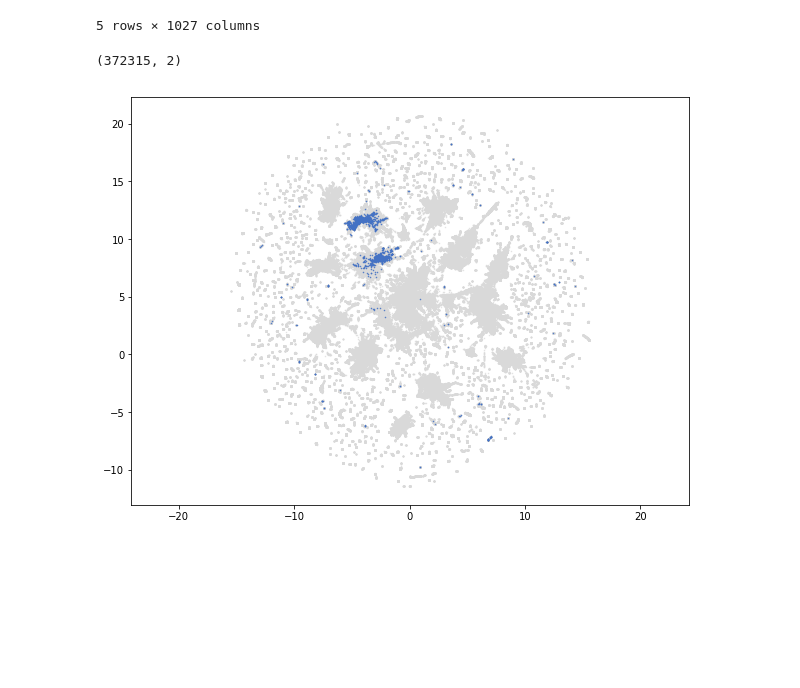
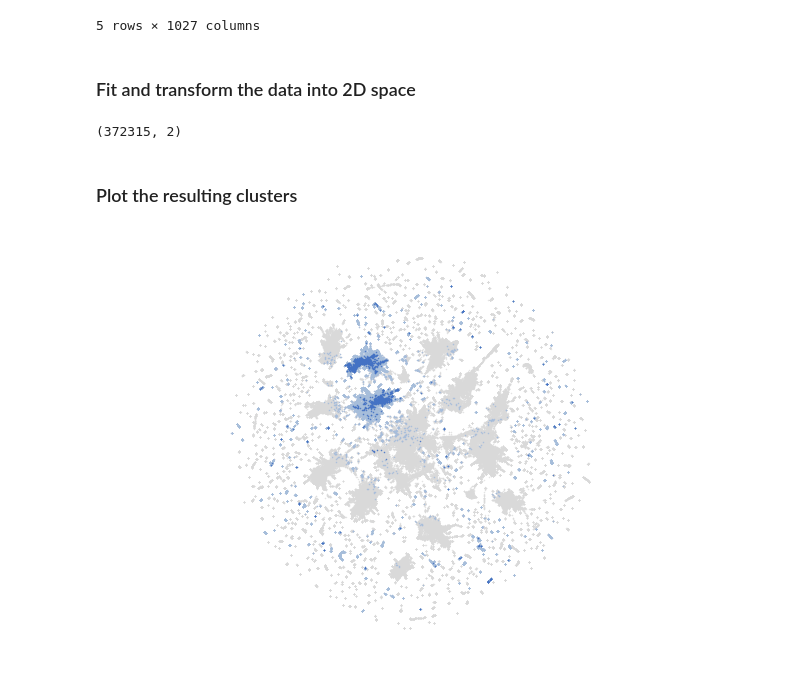
Before and after one commit to CasBlaauw/BertOGlyc, a Jupyter notebook: ProtBert_UMAP.ipynb, the cells around one changed output. Cells and saved outputs as stored; diff of their text form; code cells hidden in the pictures; blank space fills up the shorter version.

Commit message:
Add non-glyco S/T to UMAP plot + clean up code

```diff
--- a/ProtBert_UMAP.ipynb
+++ b/ProtBert_UMAP.ipynb
@@ -25,6 +28,8 @@ data.head()
 | 3 | A1A5C7 | D | 0 | 0.037692 | 0.027002 | 0.079164 | -0.030946 | -0.003093 | 0.117487 | 0.027294 | ... | ... |
 | 4 | A1A5C7 | R | 0 | -0.072656 | -0.032763 | 0.041782 | 0.110625 | 0.002364 | 0.101297 | -0.078431 | ... | ... |
 5 rows × 1027 columns
+# %% [markdown]
+### Fit and transform the data into 2D space
 # %%
 reducer = umap.UMAP(low_memory=True)
 
@@ -32,40 +37,43 @@ embedding = reducer.fit_transform(data.loc[:, '0':])
 embedding.shape
 # %% [output]
 (372315, 2)
+# %% [markdown]
+### Plot the resulting clusters
 # %%
-(0.92,0.69,0.5,0.05)
-(0.3,0.13,0.38,1)
+# Color experimenting
+# (0.92,0.69,0.5,0.05)
+# (0.3,0.13,0.38,1)
 
-(0.56,0.76,0.56,0.01)
-(0.17,0.19,0.44,1)
+# (0.56,0.76,0.56,0.01)
+# (0.17,0.19,0.44,1)
 
-col_set11 = [x/255 for x in [166,189,219]]
-col_set12 = [x/255 for x in [217,217,217]]
-col_set2 = [x/255 for x in [68, 114, 196]]
+# Set RGB color maps
+col_glyco = [x/255 for x in [217,217,217]] # Dark blue
+col_nonglyco = [x/255 for x in [166,189,219]] # Light blue
+col_other = [x/255 for x in [68, 114, 196]] # Light grey
 # %%
+# Initialise figure size
 plt.figure(figsize = (10, 7.5))
-plt.scatter(embedding[:, 0][data['label'] == 0],
-            embedding[:, 1][data['label'] == 0],
-            c=col_set11+[0.8],
-            s=0.1)
+# Plot non-relevant residue background
+plt.scatter(embedding[:, 0],
+            embedding[:, 1],
+            c=col_other+[0.8],
+            s=0.25)
+# Overlay with all serines/threonines
+plt.scatter(embedding[:, 0][((data['residue'] == 'S') | (data['residue'] == 'T'))],
+            embedding[:, 1][((data['residue'] == 'S') | (data['residue'] == 'T'))],
+            c=col_nonglyco+[1],
+            s = 0.25)
+# Overlay that with all glycosylated serines/threonines
 plt.scatter(embedding[:, 0][data['label'] == 1],
             embedding[:, 1][data['label'] == 1],
-            c=col_set2+[1],
-            s = 0.1)
+            c=col_glyco+[1],
+            s = 0.25)
+# Adjust plot params
+plt.axis('off')
 plt.gca().set_aspect('equal', 'datalim')
+# Save and show figure
+plt.savefig('Embedding_UMAP.png', bbox_inches = 'tight', dpi = 300)
 plt.show()
+# %% [output]
+[figure, added]
-# %%
-plt.figure(figsize = (10, 7.5))
-plt.scatter(embedding[:, 0][data['label'] == 0],
-            embedding[:, 1][data['label'] == 0],
-            c=col_set12+[0.8],
-            s=0.25)
-plt.scatter(embedding[:, 0][data['label'] == 1],
-            embedding[:, 1][data['label'] == 1],
-            c=col_set2+[1],
-            s = 0.25)
-plt.gca().set_aspect('equal', 'datalim')
-plt.savefig('Embedding_UMAP.png')
-plt.show()
-# %% [output]
-[figure, removed]
```
Also changed, not shown: parts of 2 cells of this notebook.
